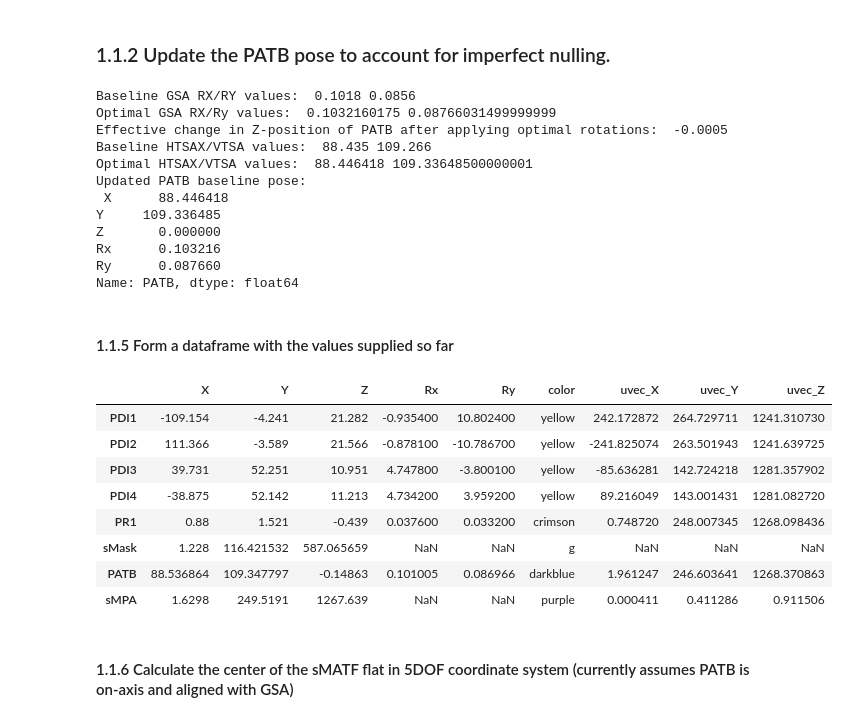
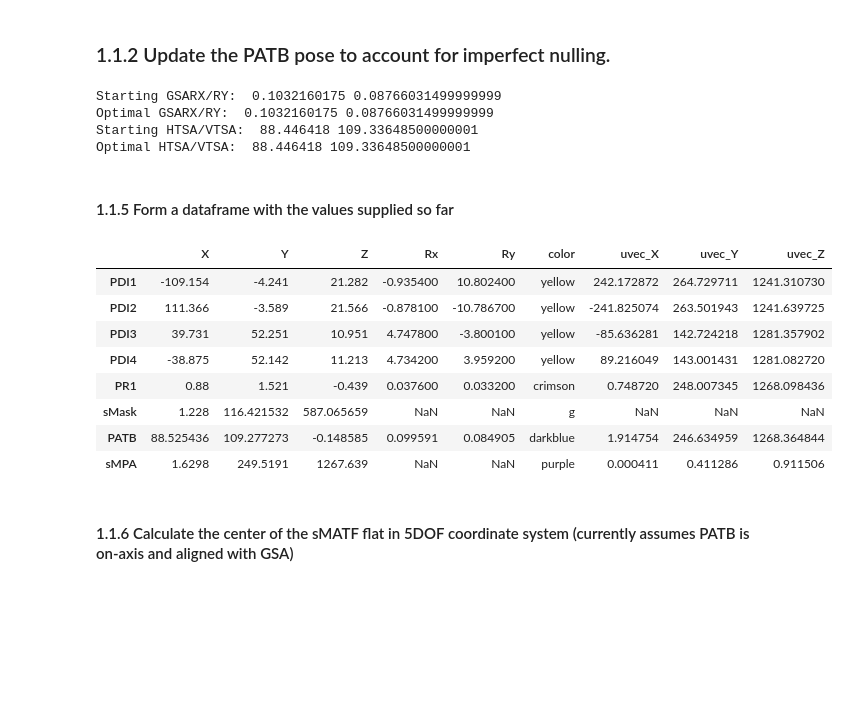
Before and after one commit to evanbray1/ADMTools, a Jupyter notebook: Pose Updater.ipynb, the cells around one changed output. Saved outputs shown, nothing was run; the diff lists cells and outputs as text; code cells hidden in the pictures; blank space fills up the shorter version.

```diff
--- a/Pose Updater.ipynb
+++ b/Pose Updater.ipynb
@@ -103,41 +119,16 @@ p_null_PATB_baseline_encoder
 # %% [markdown]
 ### 1.1.2 Update the PATB pose to account for imperfect nulling.
-# %%
-
-optimal_gsarx_patb, optimal_gsary_patb = optimize_5DOF_rotation_for_PAT(p_null_PATB_baseline_encoder['AC_AZ'].values[0], p_null_PATB_baseline_encoder['AC_EL'].values[0],
-                                         sMATF_baseline['AC_AZ'].values[0],sMATF_baseline['AC_EL'].values[0],
-                                         p_null_PATB_baseline_encoder['Rx'].values[0], p_null_PATB_baseline_encoder['Ry'].values[0])
-print('Baseline GSA RX/RY values: ', p_null_PATB_baseline_encoder['Rx'].values[0], p_null_PATB_baseline_encoder['Ry'].values[0])
-print('Optimal GSA RX/Ry values: ',optimal_gsarx_patb,optimal_gsary_patb)
-additional_patb_z_shift = -1*p_null_offset[1]*np.sin(np.deg2rad(optimal_gsarx_patb - p_null_PATB_baseline_encoder['Rx'].values[0])) +\
-                            p_null_offset[0]*np.sin(np.deg2rad(optimal_gsary_patb - p_null_PATB_baseline_encoder['Ry'].values[0]))
-z_null_PATB_baseline += additional_patb_z_shift
-print('Effective change in Z-position of PATB after applying optimal rotations: ',round(additional_patb_z_shift,4))
-
-
-optimal_htsax_patb, optimal_vtsa_patb = optimize_5DOF_translation_for_PAT(p_null_PATB_baseline_encoder['DET_X'].values[0], p_null_PATB_baseline_encoder['DET_Y'].values[0],
-                                         sMATF_baseline['DET_X'].values[0],sMATF_baseline['DET_Y'].values[0],
-                                         p_null_PATB_baseline_encoder['X'].values[0], p_null_PATB_baseline_encoder['Y'].values[0])
-print('Baseline HTSAX/VTSA values: ',p_null_PATB_baseline_encoder['X'].values[0], p_null_PATB_baseline_encoder['Y'].values[0])
-print('Optimal HTSAX/VTSA values: ',optimal_htsax_patb,optimal_vtsa_patb)
-
-p_null_PATB_baseline_encoder_alternate = pd.DataFrame(dict({'X':optimal_htsax_patb, 'Y':optimal_vtsa_patb,'Z':p_null_PATB_baseline_encoder['Z'].values[0],'Rx':optimal_gsarx_patb,'Ry':optimal_gsary_patb,
-                                                  'AC_AZ':0,'AC_EL':0,'DET_X':sMATF_baseline['DET_X'].values[0],'DET_Y':sMATF_baseline['DET_Y'].values[0]}),index=['PATB'])
-p_null_PATB_baseline = calculate_5DOF_from_encoders(p_null_PATB_baseline_encoder_alternate)
-print('Updated PATB baseline pose: \n',p_null_PATB_baseline_encoder_alternate.loc['PATB',['X','Y','Z','Rx','Ry']])
-# %% [output]
-Baseline GSA RX/RY values:  0.1018 0.0856
-Optimal GSA RX/Ry values:  0.1032160175 0.08766031499999999
-Effective change in Z-position of PATB after applying optimal rotations:  -0.0005
-Baseline HTSAX/VTSA values:  88.435 109.266
-Optimal HTSAX/VTSA values:  88.446418 109.33648500000001
-Updated PATB baseline pose:
- X      88.446418
-Y     109.336485
-Z       0.000000
-Rx      0.103216
-Ry      0.087660
-Name: PATB, dtype: float64
+# %%
+#Apply a correction to account for imperfect nulling between PATB/sMATF and overwrite the values in the p_null_PATB_baseline_encoder DataFrame with the optimal ones.
+optimize_PATB_for_imperfect_nulling = True
+
+if optimize_PATB_for_imperfect_nulling == True:
+    p_null_PATB_baseline_encoder = update_p_null_PATB_encoders(p_null_PATB_baseline_encoder,p_null_offset)
+# %% [output]
+Starting GSARX/RY:  0.1032160175 0.08766031499999999
+Optimal GSARX/RY:  0.1032160175 0.08766031499999999
+Starting HTSA/VTSA:  88.446418 109.33648500000001
+Optimal HTSA/VTSA:  88.446418 109.33648500000001
 # %% [markdown]
 #### 1.1.5 Form a dataframe with the values supplied so far
 # %%
@@ -150,36 +141,36 @@ gsa_rot = R.from_euler('x',GSA_angle_WCS_deg, degrees=True)
 df.loc['sMask',['X','Y','Z']] = gsa_rot.apply(sMask)
 df.loc['sMask','color'] = 'g'
 
-dz_baseline = z_null_sMATF_baseline-z_null_PATB_baseline #deltaZ between PATB and sMATF
-
+dz_baseline = p_null_PATB_baseline_encoder.loc['PATB','z_sMATF'] - \
+    p_null_PATB_baseline_encoder.loc['PATB','z_PATB']
 df = pd.concat([df,p_null_PATB_baseline])
 df.loc['PATB','color']='darkblue'
 
 df.loc['sMPA',['X','Y','Z']] = sMPA_to_WCS.values.astype(float)
 df.loc['sMPA','color']='purple'
 
 for pose in df.index:
     update_uvec(df,pose,length=focal_length,rotangle=GSA_angle_WCS_deg)
     if 'PDI' in pose:
         df.loc[pose,'color'] = 'yellow'
 
 # create normal vector to sMPA
 vec = np.array([0,0,1])
 rotmat = R.from_euler('XYZ',sMPA_angle_to_WCS_deg, degrees=True)
 df.loc['sMPA',['uvec_X','uvec_Y','uvec_Z']] = rotmat.apply(vec)
 
 #ax = plot_poses(df)
 #plot_sMPA(df, ax)
 df
 # %% [output]
 |  | X | Y | Z | Rx | Ry | color | uvec_X | uvec_Y | uvec_Z |
 | PDI1 | -109.154 | -4.241 | 21.282 | -0.935400 | 10.802400 | yellow | 242.172872 | 264.729711 | 1241.310730 |
 | PDI2 | 111.366 | -3.589 | 21.566 | -0.878100 | -10.786700 | yellow | -241.825074 | 263.501943 | 1241.639725 |
 | PDI3 | 39.731 | 52.251 | 10.951 | 4.747800 | -3.800100 | yellow | -85.636281 | 142.724218 | 1281.357902 |
 | PDI4 | -38.875 | 52.142 | 11.213 | 4.734200 | 3.959200 | yellow | 89.216049 | 143.001431 | 1281.082720 |
 | PR1 | 0.88 | 1.521 | -0.439 | 0.037600 | 0.033200 | crimson | 0.748720 | 248.007345 | 1268.098436 |
 | sMask | 1.228 | 116.421532 | 587.065659 | NaN | NaN | g | NaN | NaN | NaN |
-| PATB | 88.536864 | 109.347797 | -0.14863 | 0.101005 | 0.086966 | darkblue | 1.961247 | 246.603641 | 1268.370863 |
+| PATB | 88.525436 | 109.277273 | -0.148585 | 0.099591 | 0.084905 | darkblue | 1.914754 | 246.634959 | 1268.364844 |
 | sMPA | 1.6298 | 249.5191 | 1267.639 | NaN | NaN | purple | 0.000411 | 0.411286 | 0.911506 |
 # %% [markdown]
 #### 1.1.6 Calculate the center of the sMATF flat in 5DOF coordinate system (currently assumes PATB is on-axis and aligned with GSA)
```
Also changed, not shown: parts of 15 cells of this notebook.
